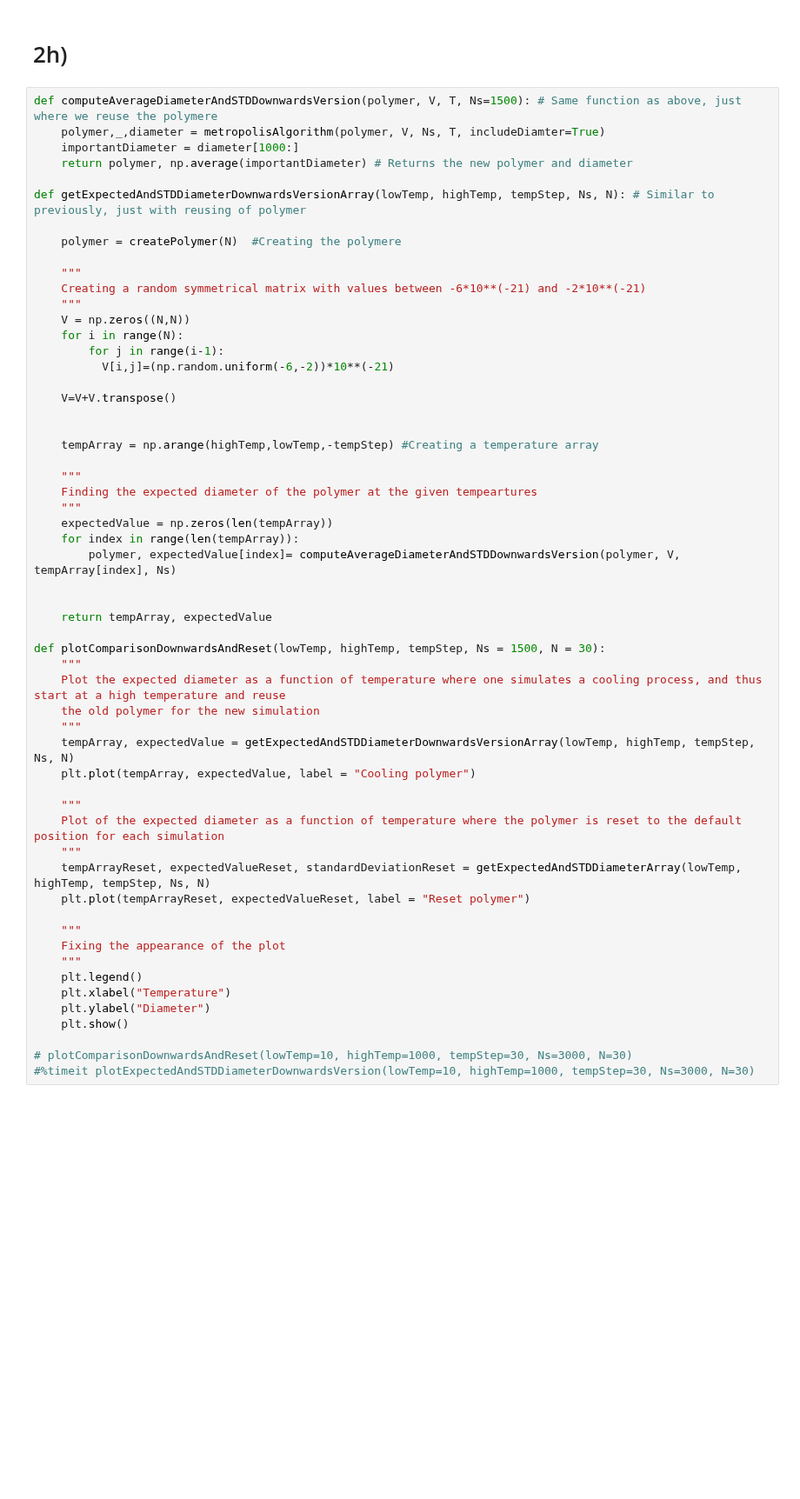
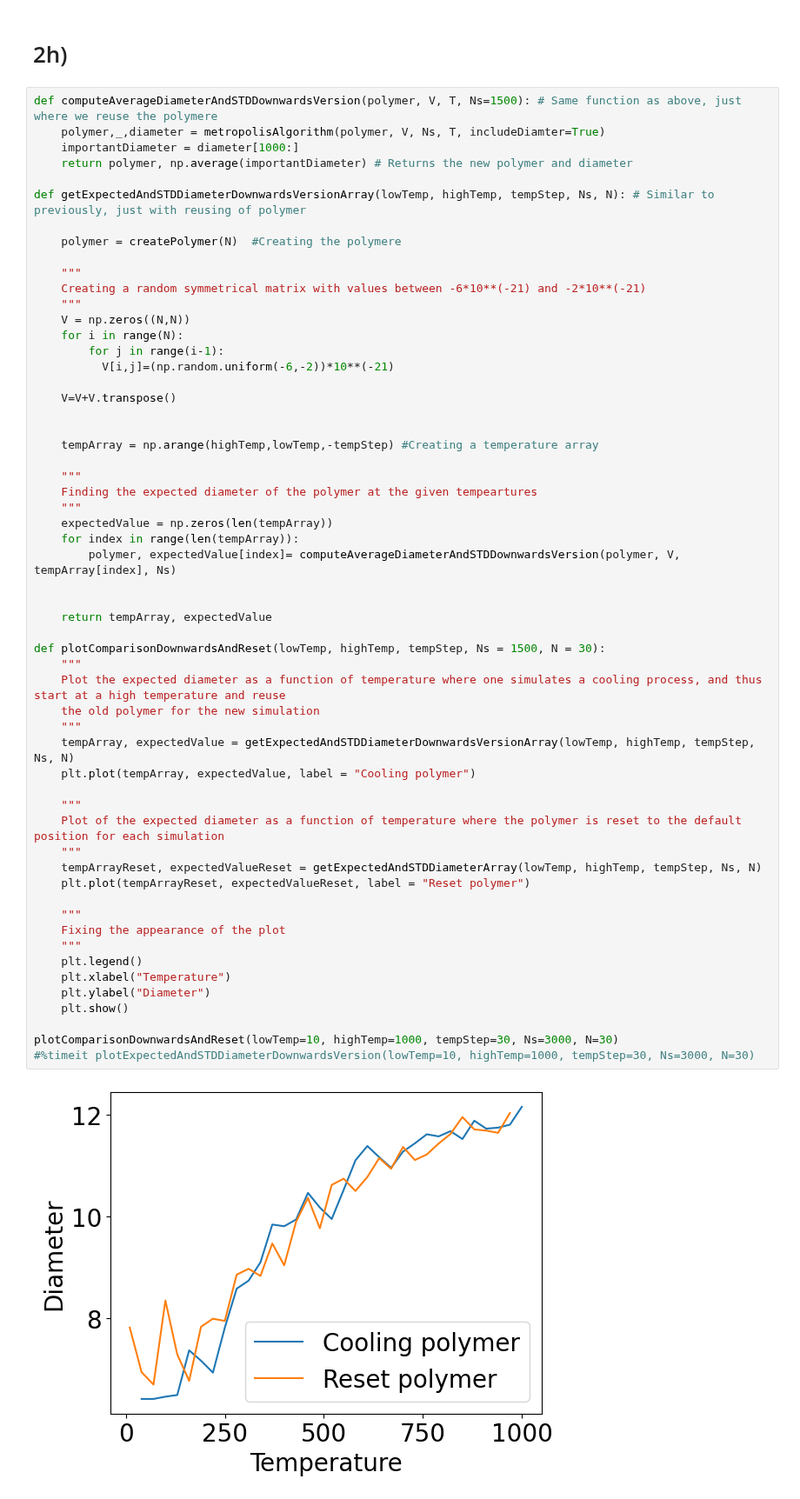
Before and after one commit to OliverRuden/TMA4320-scientific-computing, a Jupyter notebook: VitBerBioFysikk.ipynb, the cells around one changed output. Shown at 87% size. Saved outputs shown, nothing was run; the diff lists cells and outputs as text; blank space fills up the shorter version.

```diff
--- a/VitBerBioFysikk.ipynb
+++ b/VitBerBioFysikk.ipynb
@@ -614,32 +625,34 @@ def getExpectedAndSTDDiameterDownwardsVersionArray(lowTemp, highTemp, tempStep,
     """
     expectedValue = np.zeros(len(tempArray))
     for index in range(len(tempArray)):
         polymer, expectedValue[index]= computeAverageDiameterAndSTDDownwardsVersion(polymer, V, tempArray[index], Ns)
 
 
     return tempArray, expectedValue
 
 def plotComparisonDownwardsAndReset(lowTemp, highTemp, tempStep, Ns = 1500, N = 30):
     """
     Plot the expected diameter as a function of temperature where one simulates a cooling process, and thus start at a high temperature and reuse
     the old polymer for the new simulation
     """
     tempArray, expectedValue = getExpectedAndSTDDiameterDownwardsVersionArray(lowTemp, highTemp, tempStep, Ns, N)
     plt.plot(tempArray, expectedValue, label = "Cooling polymer")
 
     """
     Plot of the expected diameter as a function of temperature where the polymer is reset to the default position for each simulation
     """
-    tempArrayReset, expectedValueReset, standardDeviationReset = getExpectedAndSTDDiameterArray(lowTemp, highTemp, tempStep, Ns, N)
+    tempArrayReset, expectedValueReset = getExpectedAndSTDDiameterArray(lowTemp, highTemp, tempStep, Ns, N)
     plt.plot(tempArrayReset, expectedValueReset, label = "Reset polymer")
 
     """
     Fixing the appearance of the plot
     """
     plt.legend()
     plt.xlabel("Temperature")
     plt.ylabel("Diameter")
     plt.show()
 
-# plotComparisonDownwardsAndReset(lowTemp=10, highTemp=1000, tempStep=30, Ns=3000, N=30)
+plotComparisonDownwardsAndReset(lowTemp=10, highTemp=1000, tempStep=30, Ns=3000, N=30)
 #%timeit plotExpectedAndSTDDiameterDownwardsVersion(lowTemp=10, highTemp=1000, tempStep=30, Ns=3000, N=30)
+# %% [output]
+[figure, added]
```
Also changed, not shown: parts of 6 cells of this notebook.
